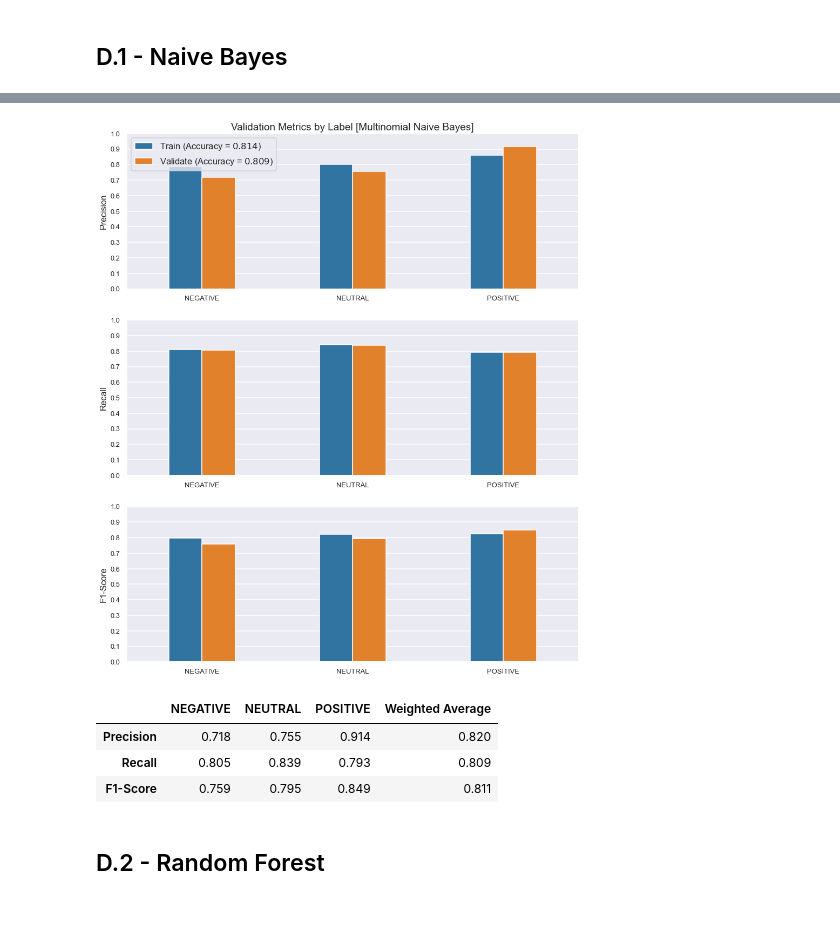
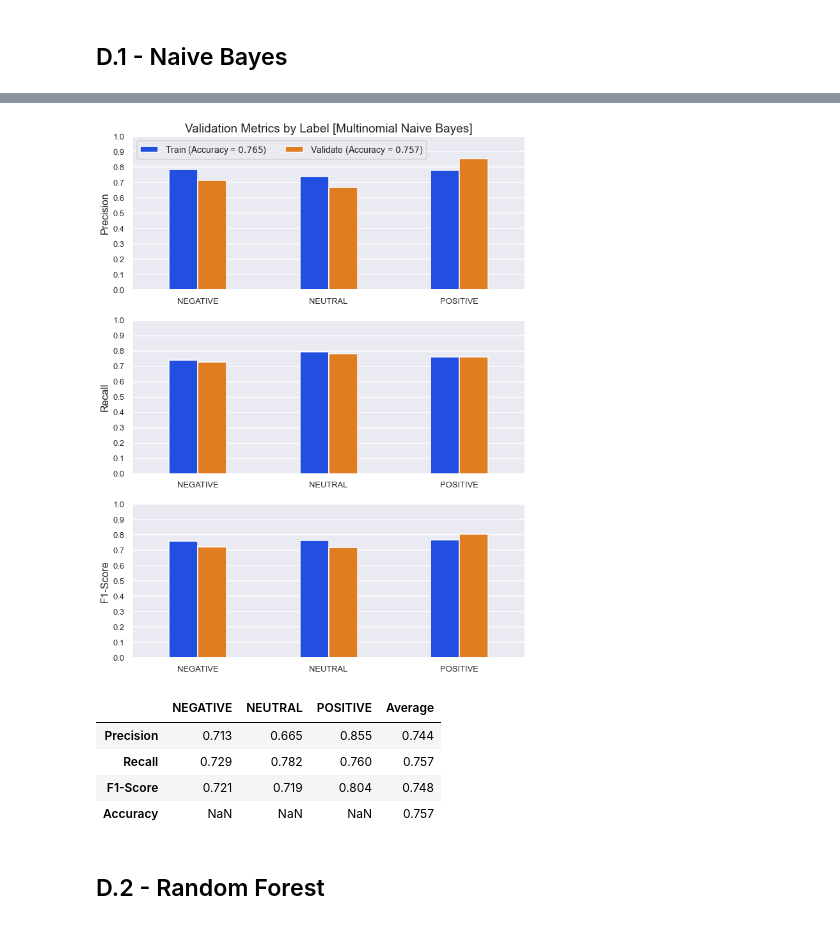
Before and after one commit to sqayum/dsc-phase-4-project, a Jupyter notebook: twitter-sentiment-analysis.ipynb, the cells around one changed output, grey strips where cells are left out. Drawn from its saved outputs; the diff is of its cells as text; code cells hidden in the pictures.

```diff
--- a/twitter-sentiment-analysis.ipynb
+++ b/twitter-sentiment-analysis.ipynb
@@ -593,0 +866,3 @@ y_validate = label_encoder.transform(y_validate.tolist())
+# %%
+y_validate_LE = le.transform(y_validate.to_numpy())
+y_validate_LE
@@ -596,4 +931,4 @@ y_validate = label_encoder.transform(y_validate.tolist())
 # %%
-sample_weights = compute_sample_weight("balanced", y_train)
+sample_weights = compute_sample_weight("balanced", y_train_LE)
 sample_weights
 # %% [output]
@@ -607,4 +943,3 @@ from nlp_utils import plot_confusion_matrices,  plot_validation_curve, plot_vali
 ## D.1 - Naive Bayes
 # %%
 mnb = MultinomialNB(alpha=0.01)
-mnb.fit(X_train_CV, y_train, sample_weight=sample_weights)
@@ -613,4 +946,5 @@ MultinomialNB(alpha=0.01)
 # %%
+mnb.fit(X_train_CV, y_train_LE, sample_weight=sample_weights)
 y_train_mnb_pred = mnb.predict(X_train_CV)
 y_validate_mnb_pred = mnb.predict(X_validate_CV)
 # %%
@@ -620,15 +962,26 @@ plot_confusion_matrices(y_train, y_train_mnb_pred, y_validate, y_validate_mnb_pr
 # %%
-plot_validation_metrics(y_train, y_train_mnb_pred, y_validate, y_validate_mnb_pred, score_names=["precision", "recall", "f1-score"], target_names=label_encoder.classes_, estimator_label="Multinomial Naive Bayes", sample_weight=sample_weights)
+plot_validation_metrics_by_label(y_train_LE,
+                                     y_train_mnb_pred,
+                                     y_validate_LE,
+                                     y_validate_mnb_pred,
+                                     score_names=["precision", "recall", "f1-score"],
+                                     target_names=le.classes_,
+                                     estimator_label="Multinomial Naive Bayes",
+                                     sample_weight=sample_weights,
+                                     filepath="images/mnb/validation-metrics-by-label.png")
 # %% [output]
-[figure, old version]
+[figure, new version]
 # %%
-mnb_metrics = get_classification_metrics(y_validate, y_validate_mnb_pred, target_names=label_encoder.classes_)
-mnb_metrics
+mnb_val_metrics = get_classification_metrics(y_validate_LE,
+                                               y_validate_mnb_pred,
+                                               target_names=le.classes_)
+mnb_val_metrics
 # %% [output]
-|  | NEGATIVE | NEUTRAL | POSITIVE | Weighted Average |
-| Precision | 0.718 | 0.755 | 0.914 | 0.820 |
-| Recall | 0.805 | 0.839 | 0.793 | 0.809 |
-| F1-Score | 0.759 | 0.795 | 0.849 | 0.811 |
+|  | NEGATIVE | NEUTRAL | POSITIVE | Average |
+| Precision | 0.713 | 0.665 | 0.855 | 0.744 |
+| Recall | 0.729 | 0.782 | 0.760 | 0.757 |
+| F1-Score | 0.721 | 0.719 | 0.804 | 0.748 |
+| Accuracy | NaN | NaN | NaN | 0.757 |
 # %% [markdown]
 ## D.2 - Random Forest
 # %%
```
Also changed, not shown: parts of 374 cells of this notebook, 7 other files.
